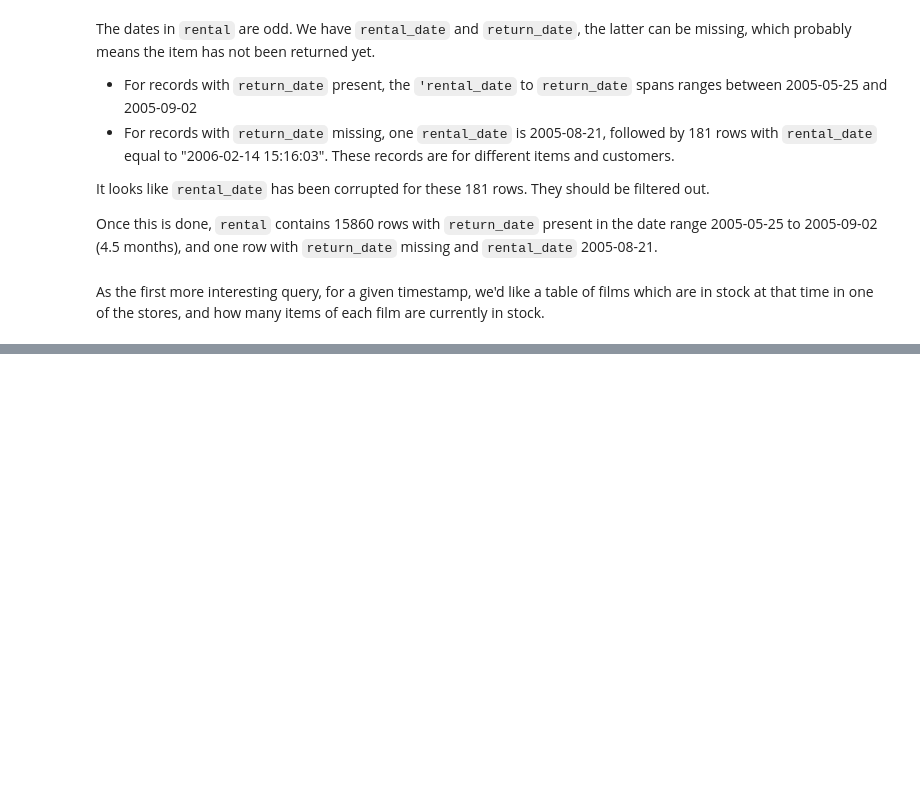
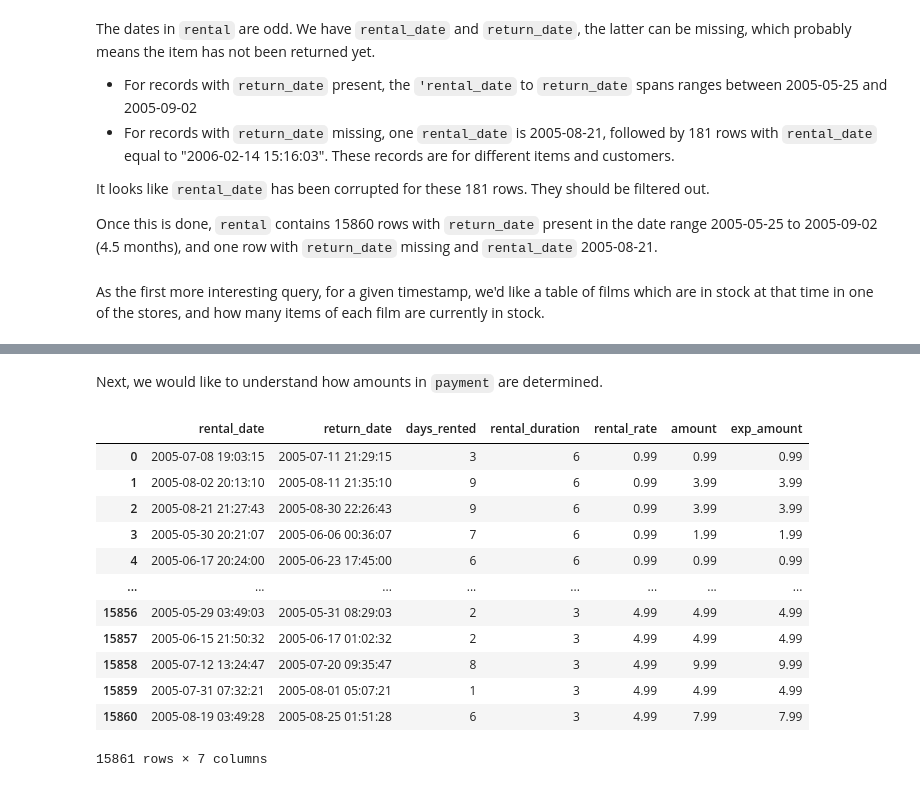
Before and after one commit to mseeger/scripts_and_notebooks, a Jupyter notebook: notebooks/mysql/SakilaQueries.ipynb, the cells around one changed output, grey strips where cells are left out. Cells and saved outputs as stored; diff of their text form; code cells hidden in the pictures; blank space fills up the shorter version.

```diff
--- a/notebooks/mysql/SakilaQueries.ipynb
+++ b/notebooks/mysql/SakilaQueries.ipynb
@@ -223,0 +292,2 @@ As the first more interesting query, for a given timestamp, we'd like a table of
+# %%
+run_sql_query("SELECT * FROM staff", db_engine)
@@ -223,0 +298,2 @@ As the first more interesting query, for a given timestamp, we'd like a table of
+# %%
+run_sql_query("SELECT * FROM store", db_engine)
@@ -223,0 +304,13 @@ As the first more interesting query, for a given timestamp, we'd like a table of
+# %%
+run_sql_query("SELECT film_id, title, rental_duration, rental_rate FROM film", db_engine)
+# %%
+query = """
+SELECT r.rental_id, r.rental_date, f.rental_duration, DATE_ADD(r.rental_date, INTERVAL f.rental_duration DAY) as due_date, r.return_date
+  FROM rental AS r
+  JOIN inventory AS i
+    ON r.inventory_id = i.inventory_id
+  JOIN film as f
+    ON i.film_id = f.film_id
+"""
+
+run_sql_query(query, db_engine)
@@ -223,0 +331,36 @@ As the first more interesting query, for a given timestamp, we'd like a table of
+# %% [markdown]
+Next, we would like to understand how amounts in `payment` are determined.
+# %%
+query = """
+SELECT r.rental_date,
+       r.return_date,
+       DATEDIFF(DATE(r.return_date), DATE(r.rental_date)) AS days_rented,
+       f.rental_duration,
+       f.rental_rate,
+       p.amount,
+       f.rental_rate + GREATEST(DATEDIFF(DATE(r.return_date), DATE(r.rental_date)), f.rental_duration) - f.rental_duration AS exp_amount
+  FROM rental AS r
+  JOIN inventory AS i
+    ON r.inventory_id = i.inventory_id
+  JOIN film as f
+    ON i.film_id = f.film_id
+  JOIN payment AS p
+    ON r.rental_id = p.rental_id
+ WHERE r.return_date IS NOT NULL
+"""
+df = run_sql_query(query, db_engine)
+df
+# %% [output]
+|  | rental_date | return_date | days_rented | rental_duration | rental_rate | amount | exp_amount |
+| 0 | 2005-07-08 19:03:15 | 2005-07-11 21:29:15 | 3 | 6 | 0.99 | 0.99 | 0.99 |
+| 1 | 2005-08-02 20:13:10 | 2005-08-11 21:35:10 | 9 | 6 | 0.99 | 3.99 | 3.99 |
+| 2 | 2005-08-21 21:27:43 | 2005-08-30 22:26:43 | 9 | 6 | 0.99 | 3.99 | 3.99 |
+| 3 | 2005-05-30 20:21:07 | 2005-06-06 00:36:07 | 7 | 6 | 0.99 | 1.99 | 1.99 |
+| 4 | 2005-06-17 20:24:00 | 2005-06-23 17:45:00 | 6 | 6 | 0.99 | 0.99 | 0.99 |
+| ... | ... | ... | ... | ... | ... | ... | ... |
+| 15856 | 2005-05-29 03:49:03 | 2005-05-31 08:29:03 | 2 | 3 | 4.99 | 4.99 | 4.99 |
+| 15857 | 2005-06-15 21:50:32 | 2005-06-17 01:02:32 | 2 | 3 | 4.99 | 4.99 | 4.99 |
+| 15858 | 2005-07-12 13:24:47 | 2005-07-20 09:35:47 | 8 | 3 | 4.99 | 9.99 | 9.99 |
+| 15859 | 2005-07-31 07:32:21 | 2005-08-01 05:07:21 | 1 | 3 | 4.99 | 4.99 | 4.99 |
+| 15860 | 2005-08-19 03:49:28 | 2005-08-25 01:51:28 | 6 | 3 | 4.99 | 7.99 | 7.99 |
+15861 rows × 7 columns
```
Also changed, not shown: parts of 18 cells of this notebook, 2 other files.
